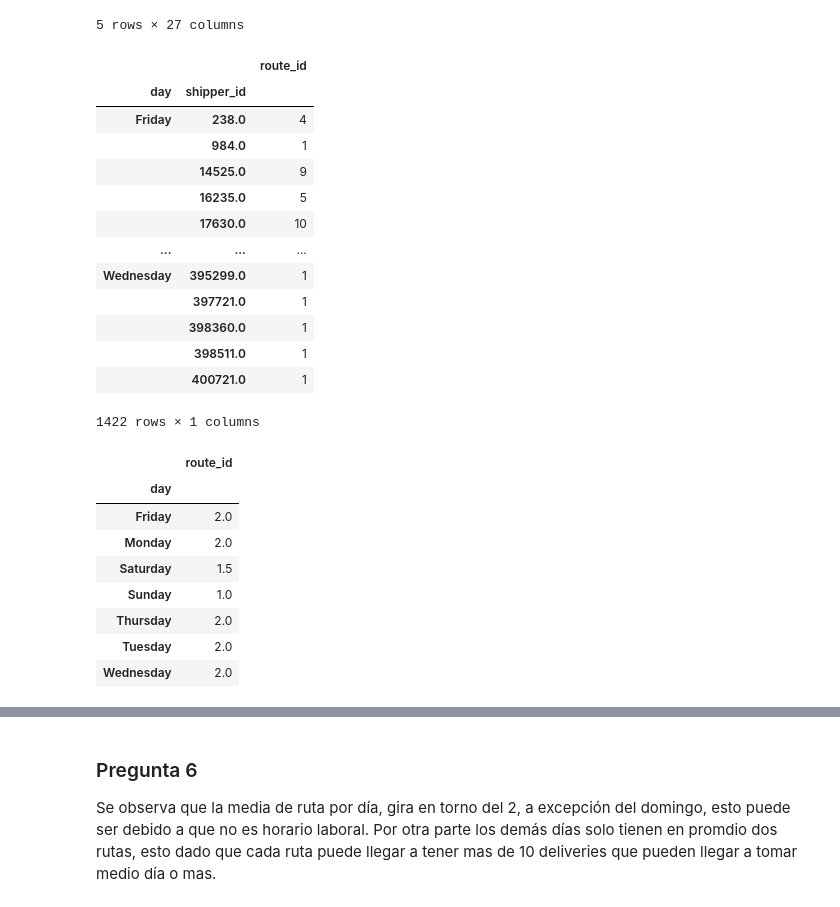
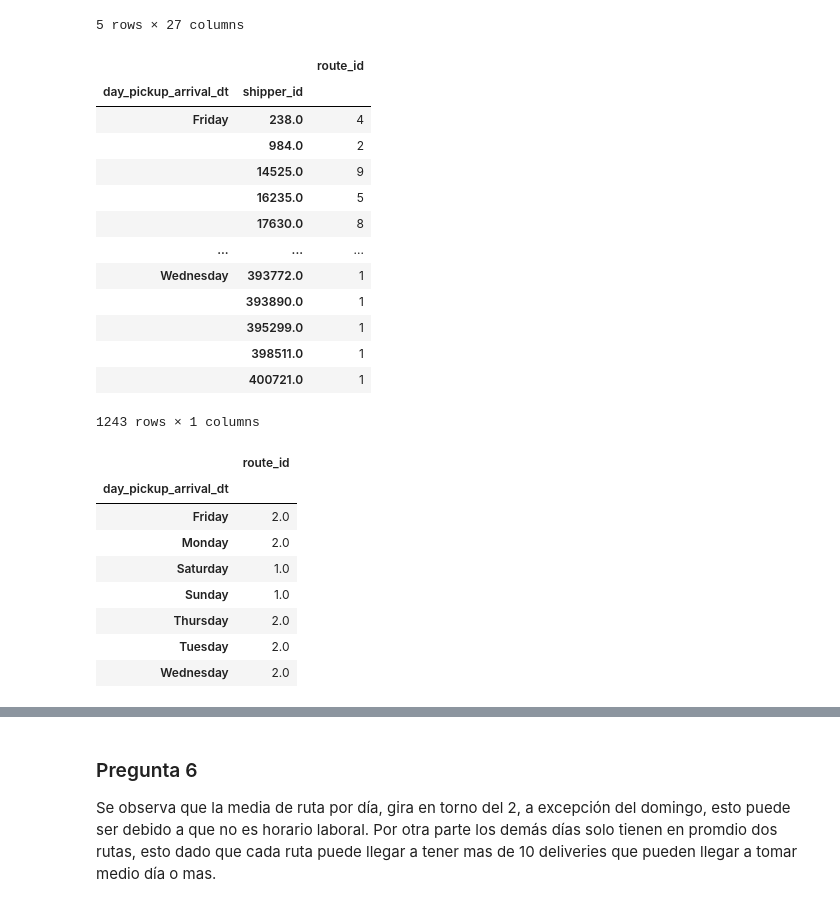
Before and after one commit to AlexVelezLl/ProyectoICD, a Jupyter notebook: notebooks/preguntas_4.ipynb, the cells around one changed output, grey strips where cells are left out. Cells and saved outputs as stored; diff of their text form; code cells hidden in the pictures.

```diff
--- a/notebooks/preguntas_4.ipynb
+++ b/notebooks/preguntas_4.ipynb
@@ -102,36 +105,38 @@ deliveries.head()
 5 rows × 27 columns
 # %%
 days=['Sunday','Monday','Tuesday','Wednesday','Thursday','Friday','Saturday']
+# %%
+day_key=f'day_{pickup_key}'
 # %%
-shipper_route_days=deliveries.groupby(['day','shipper_id']).agg({'route_id':lambda x: x.unique().size})
+shipper_route_days=deliveries.groupby([day_key,'shipper_id']).agg({'route_id':lambda x: x.unique().size})
 # %%
 shipper_route_days
 # %% [output]
 |  |  | route_id |
-| day | shipper_id |  |
+| day_pickup_arrival_dt | shipper_id |  |
 | Friday | 238.0 | 4 |
-|  | 984.0 | 1 |
+|  | 984.0 | 2 |
 |  | 14525.0 | 9 |
 |  | 16235.0 | 5 |
-|  | 17630.0 | 10 |
+|  | 17630.0 | 8 |
 | ... | ... | ... |
-| Wednesday | 395299.0 | 1 |
-|  | 397721.0 | 1 |
-|  | 398360.0 | 1 |
+| Wednesday | 393772.0 | 1 |
+|  | 393890.0 | 1 |
+|  | 395299.0 | 1 |
 |  | 398511.0 | 1 |
 |  | 400721.0 | 1 |
-1422 rows × 1 columns
+1243 rows × 1 columns
 # %%
 min_value=shipper_route_days.route_id.min()
 max_value=shipper_route_days.route_id.max()
 # %%
-shipper_route_days.median(level='day')
+shipper_route_days.median(level=day_key)
 # %% [output]
 |  | route_id |
-| day |  |
+| day_pickup_arrival_dt |  |
 | Friday | 2.0 |
 | Monday | 2.0 |
-| Saturday | 1.5 |
+| Saturday | 1.0 |
 | Sunday | 1.0 |
 | Thursday | 2.0 |
 | Tuesday | 2.0 |
```
Also changed, not shown: parts of 4 cells of this notebook.
